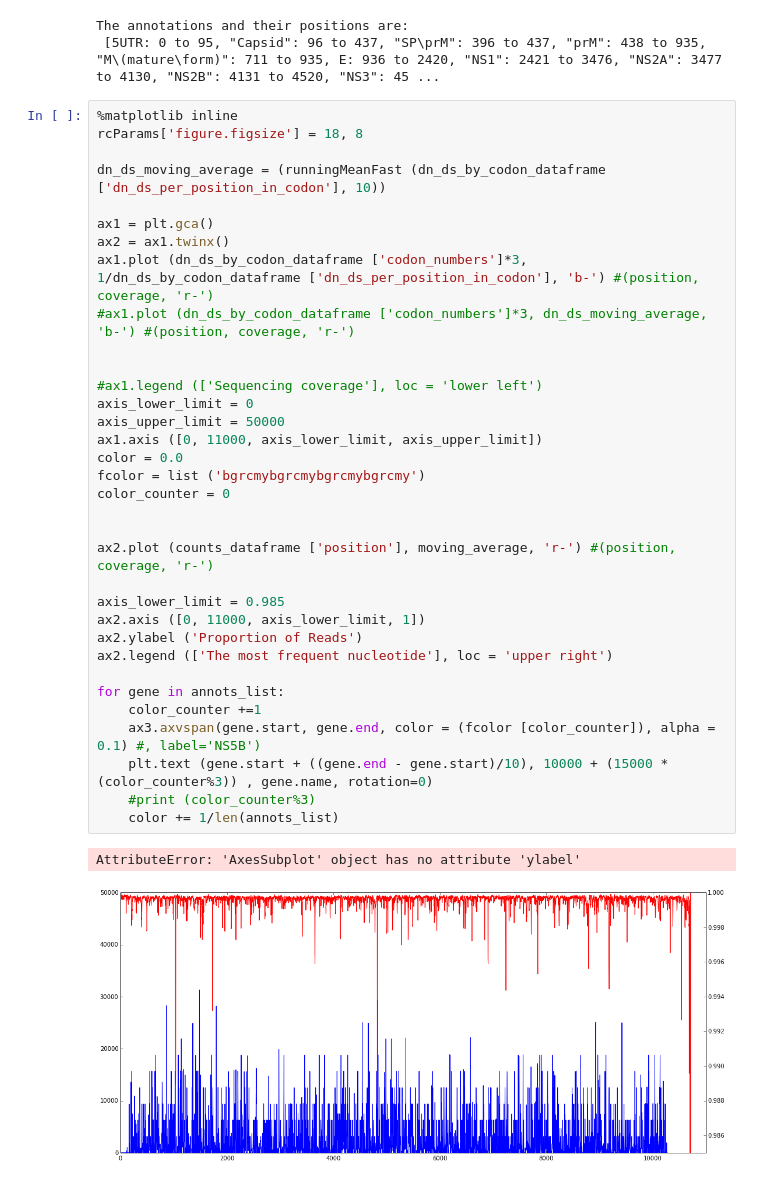
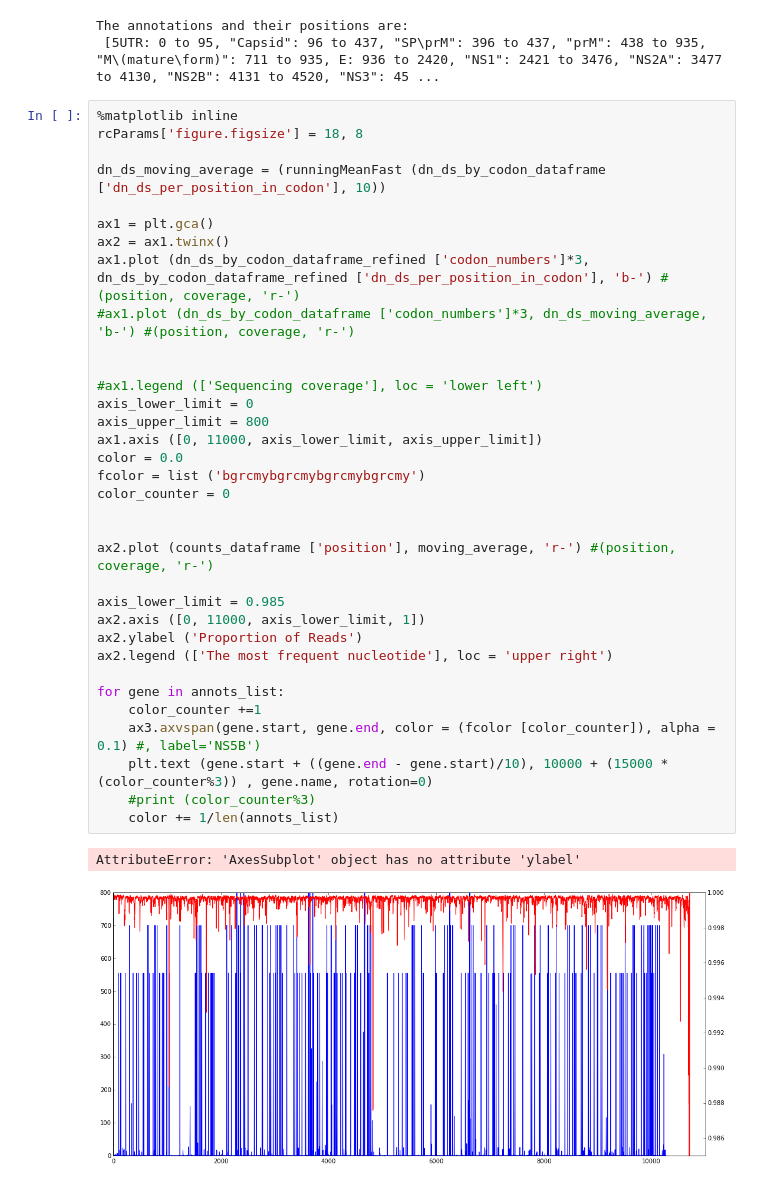
Before and after one commit to pvmarkov/DENGOMICS, a Jupyter notebook: analysis notebooks/Comparing Our Data to DENV4 Alignment from Genbank.ipynb, the cells around one changed output. Saved outputs shown, nothing was run; the diff lists cells and outputs as text.

```diff
--- a/analysis notebooks/Comparing Our Data to DENV4 Alignment from Genbank.ipynb
+++ b/analysis notebooks/Comparing Our Data to DENV4 Alignment from Genbank.ipynb
@@ -46,33 +46,33 @@ rcParams['figure.figsize'] = 18, 8
 dn_ds_moving_average = (runningMeanFast (dn_ds_by_codon_dataframe ['dn_ds_per_position_in_codon'], 10))
 
 ax1 = plt.gca()
 ax2 = ax1.twinx()
-ax1.plot (dn_ds_by_codon_dataframe ['codon_numbers']*3, 1/dn_ds_by_codon_dataframe ['dn_ds_per_position_in_codon'], 'b-') #(position, coverage, 'r-')
+ax1.plot (dn_ds_by_codon_dataframe_refined ['codon_numbers']*3, dn_ds_by_codon_dataframe_refined ['dn_ds_per_position_in_codon'], 'b-') #(position, coverage, 'r-')
 #ax1.plot (dn_ds_by_codon_dataframe ['codon_numbers']*3, dn_ds_moving_average, 'b-') #(position, coverage, 'r-')
 
 
 #ax1.legend (['Sequencing coverage'], loc = 'lower left')
 axis_lower_limit = 0
-axis_upper_limit = 50000
+axis_upper_limit = 800
 ax1.axis ([0, 11000, axis_lower_limit, axis_upper_limit])
 color = 0.0
 fcolor = list ('bgrcmybgrcmybgrcmybgrcmy')
 color_counter = 0
 
 
 ax2.plot (counts_dataframe ['position'], moving_average, 'r-') #(position, coverage, 'r-')
 
 axis_lower_limit = 0.985
 ax2.axis ([0, 11000, axis_lower_limit, 1])
 ax2.ylabel ('Proportion of Reads')
 ax2.legend (['The most frequent nucleotide'], loc = 'upper right')
 
 for gene in annots_list:
     color_counter +=1
     ax3.axvspan(gene.start, gene.end, color = (fcolor [color_counter]), alpha = 0.1) #, label='NS5B')
     plt.text (gene.start + ((gene.end - gene.start)/10), 10000 + (15000 *(color_counter%3)) , gene.name, rotation=0)
     #print (color_counter%3)
     color += 1/len(annots_list)
 # %% [output]
 AttributeError: 'AxesSubplot' object has no attribute 'ylabel'
-[figure, old version]
+[figure, new version]
```
Also changed, not shown: parts of 22 cells of this notebook, 7 other files.
